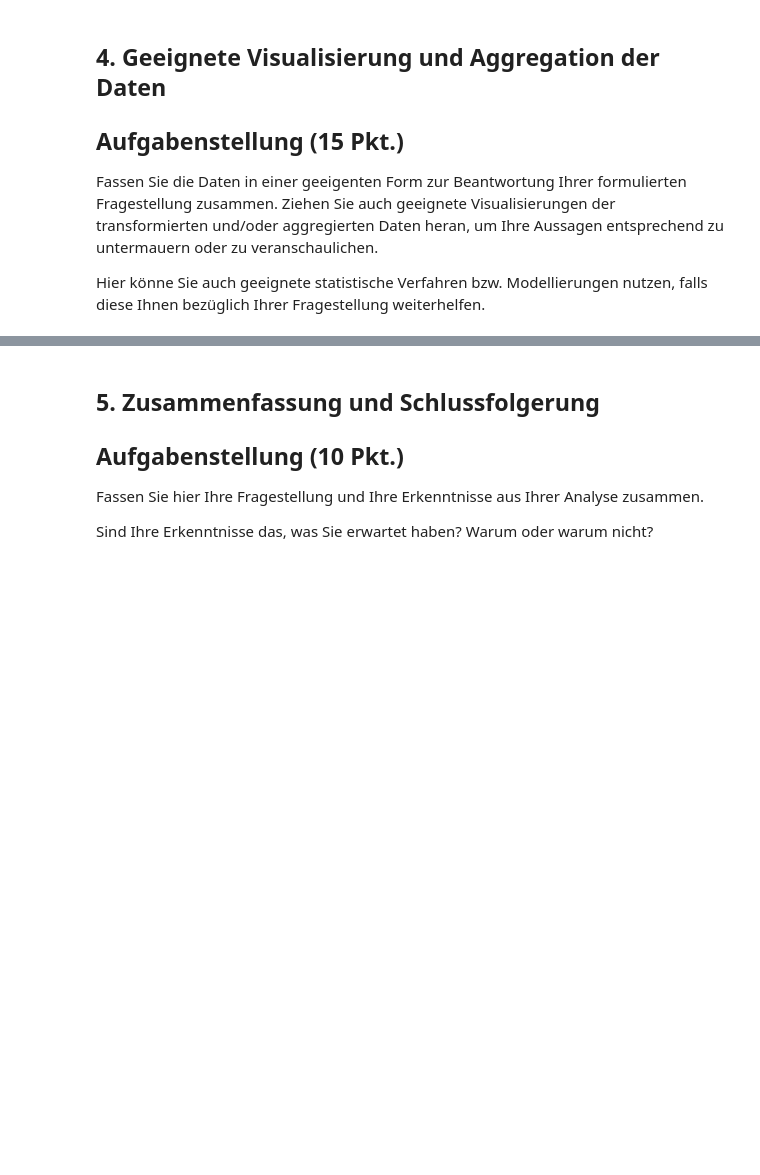
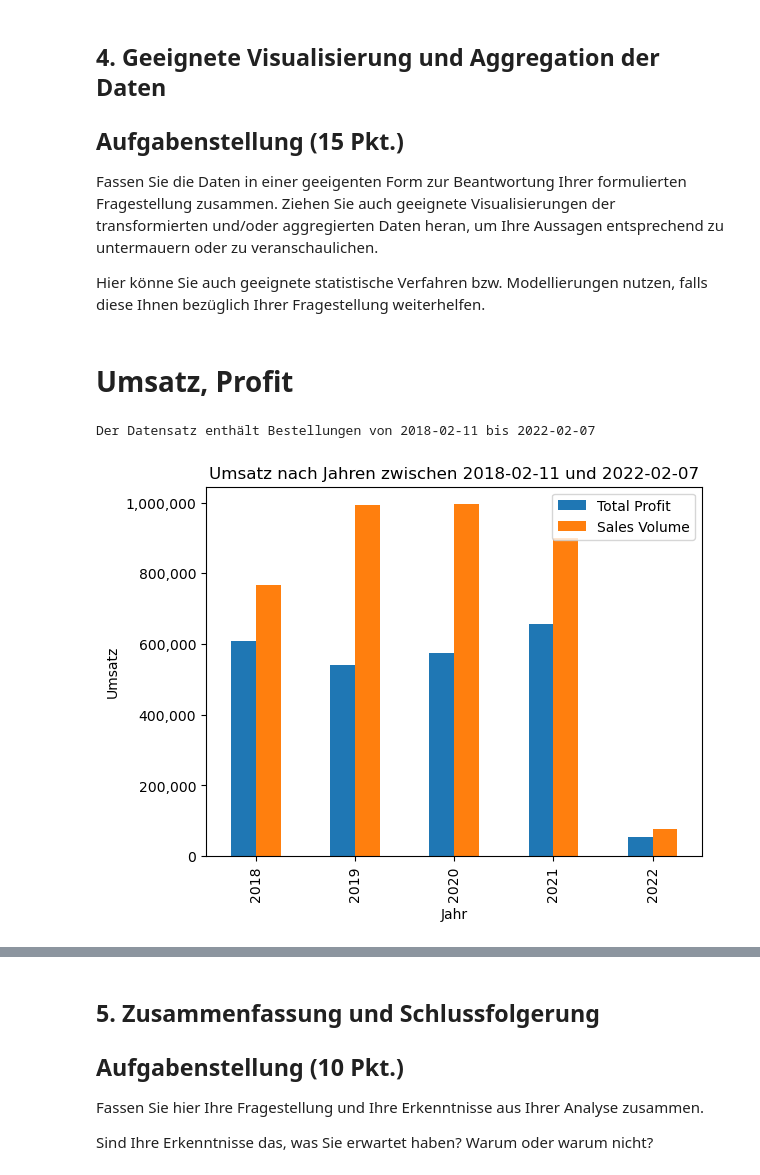
Before and after one commit to SchierleLukas/programming-for-datascience, a Jupyter notebook: notebooks/project.ipynb, the cells around one changed output, grey strips where cells are left out. Saved outputs shown, nothing was run; the diff lists cells and outputs as text; code cells hidden in the pictures; blank space fills up the shorter version.

Commit message:
feat: add total sales and profit per year

```diff
--- a/notebooks/project.ipynb
+++ b/notebooks/project.ipynb
@@ -161,8 +167,8 @@ for column, dtype in data_type_map.items():
     if dtype == 'datetime64[D]':
         df[column] = pd.to_datetime(df[column], format='%d/%m/%Y')
     elif column in dollar_columns:
-        df[column] = df[column].str.replace('$', '').str.replace('.', '').str.replace(',','.').astype(float)
+        df[column] = df[column].str.replace('$', '').str.replace(',', '').astype(float)
     elif column in percent_columns:
-        df[column] = df[column].str.replace('%', '').str.replace('.', '').str.replace(',','.').astype(float)
+        df[column] = df[column].str.replace('%', '').str.replace(',', '').astype(float)
     else:
         df[column] = df[column].astype(dtype)
@@ -233,0 +249,31 @@ Hier könne Sie auch geeignete statistische Verfahren bzw. Modellierungen nutzen
+# %% [markdown]
+# Umsatz, Profit
+# %%
+# Von wann bis wann erhält der Datensatz einträge?
+first_order_day = df['Order Date'].min().date()
+last_order_day = df['Order Date'].max().date()
+
+print(f'Der Datensatz enthält Bestellungen von {first_order_day} bis {last_order_day}')
+# %% [output]
+Der Datensatz enthält Bestellungen von 2018-02-11 bis 2022-02-07
+# %%
+# Wie hoch war das Verkaufvolumen in den eizelnen Jahren?
+sales_volume = df.groupby(df['Order Date'].dt.year)['Total'].sum().round(2)
+
+df['Total Profit'] = df['Order Quantity'] * df['Profit Margin']
+profit_per_year = df.groupby(df['Order Date'].dt.year)['Total Profit'].sum().round(2)
+
+sales_and_profit_df = pd.DataFrame({'Total Profit': profit_per_year, 'Sales Volume': sales_volume})
+
+ax = sales_and_profit_df.plot(kind='bar')
+
+plt.xlabel('Jahr')
+plt.ylabel('Umsatz')
+plt.title(f'Umsatz nach Jahren zwischen {first_order_day} und {last_order_day}')
+
+# bessere Formatierung der y-Achsen Beschriftung
+formatter = ticker.FuncFormatter(lambda x, _: '{:,.0f}'.format(x))
+ax.yaxis.set_major_formatter(formatter)
+plt.show()
+# %% [output]
+[figure, added]
```
Also changed, not shown: parts of 9 cells of this notebook.
